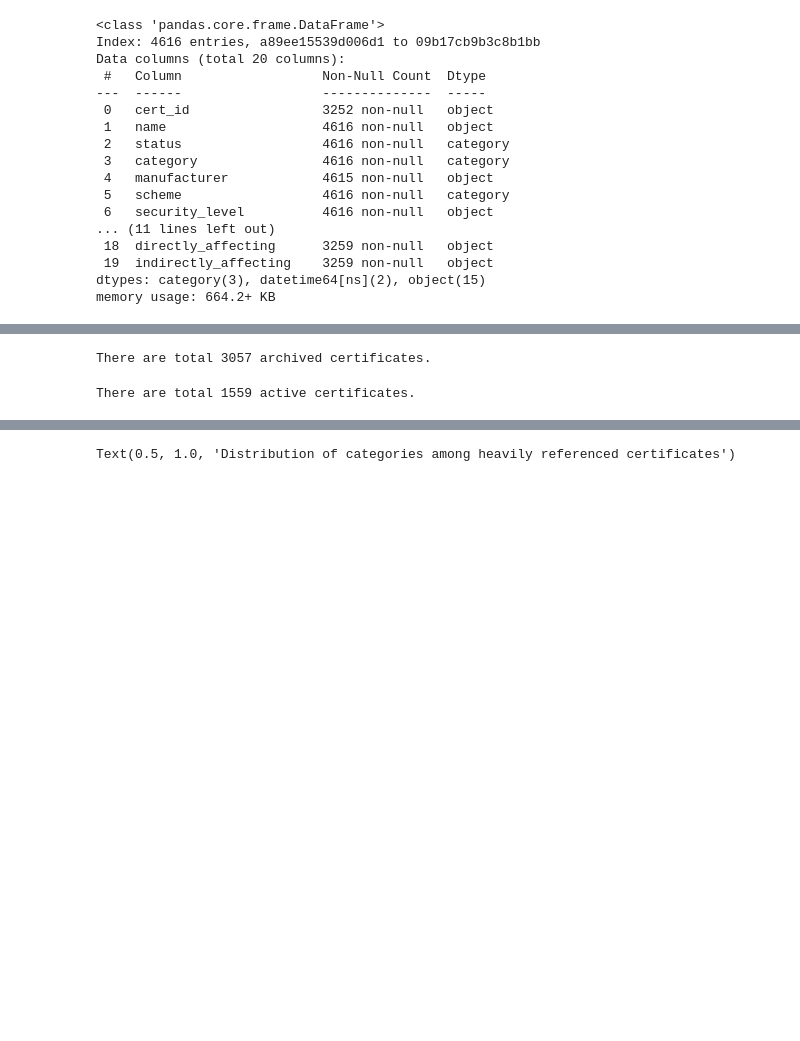
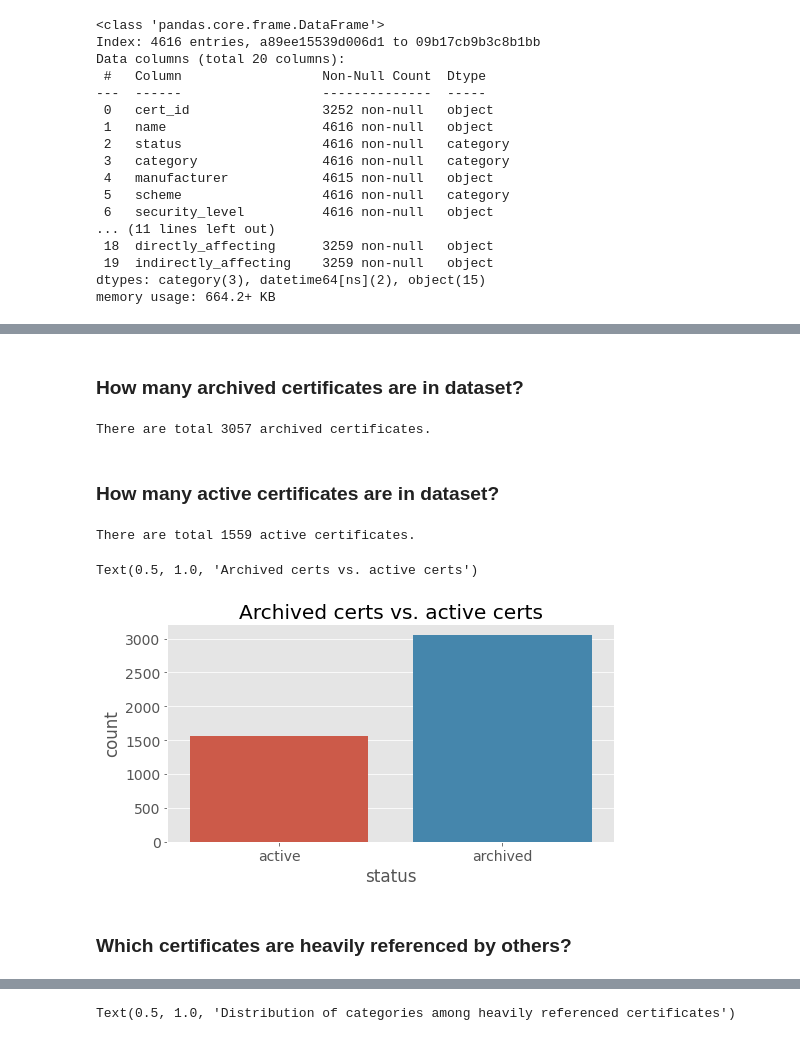
Before and after one commit to crocs-muni/sec-certs, a Jupyter notebook: notebooks/cc/dependency_analysis.ipynb, the cells around one changed output, grey strips where cells are left out. Drawn from its saved outputs; the diff is of its cells as text; code cells hidden in the pictures; blank space fills up the shorter version.

```diff
--- a/notebooks/cc/dependency_analysis.ipynb
+++ b/notebooks/cc/dependency_analysis.ipynb
@@ -47,4 +56,6 @@ df.head()
 | 8cf86948f02f047d | KECS-CR-19-70 | Magic SSO V4.0 | active | Access Control Devices and Systems | Dreamsecurity Co., Ltd. | KR | [] | 2019-11-15 | ... |
 | 0fc32111e368dcf5 | NSCIB-CC-0006151-CR | NetIQ Access Manager 4.5 | active | Access Control Devices and Systems | NetIQ, Incorporated | NL | [ALC_FLR.1, EAL3+] | 2019-11-07 | ... |
 | 5e87de1cddf1ae43 | NaN | Illumio Adaptive Security Platfor... | active | Access Control Devices and Systems | Illumio | CA | [] | 2019-07-12 | ... |
+# %% [markdown]
+### How many archived certificates are in dataset?
 # %%
@@ -54,4 +64,6 @@ archived_df = df[df["status"] == "archived"]
 print(f"There are total {archived_df.shape[0]} archived certificates.")
 # %% [output]
 There are total 3057 archived certificates.
+# %% [markdown]
+### How many active certificates are in dataset?
 # %%
@@ -61,4 +72,13 @@ active_df = df[df["status"] == "active"]
 print(f"There are total {active_df.shape[0]} active certificates.")
 # %% [output]
 There are total 1559 active certificates.
+# %%
+plt.figure(figsize=(8, 4))
+plt.rcParams.update({'font.size': 14})
+sns.countplot(x=df["status"]).set_title("Archived certs vs. active certs")
+# %% [output]
+Text(0.5, 1.0, 'Archived certs vs. active certs')
+[figure, added]
+# %% [markdown]
+### Which certificates are heavily referenced by others?
 # %%
```
Also changed, not shown: parts of 22 cells of this notebook.
